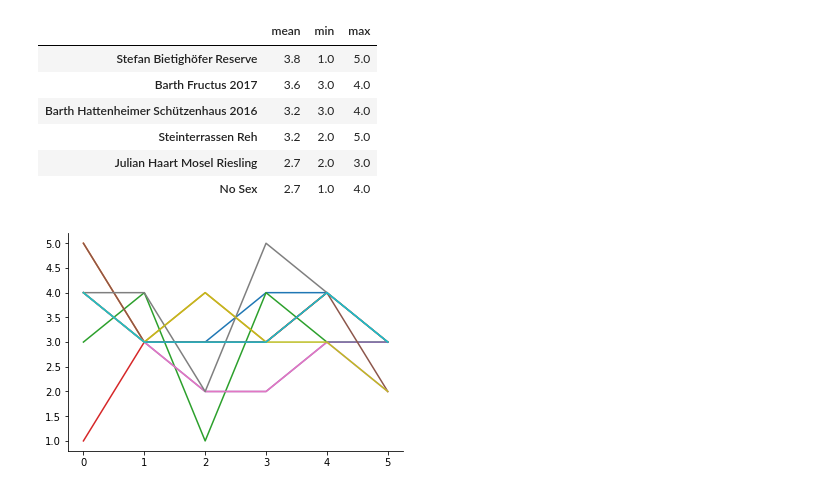
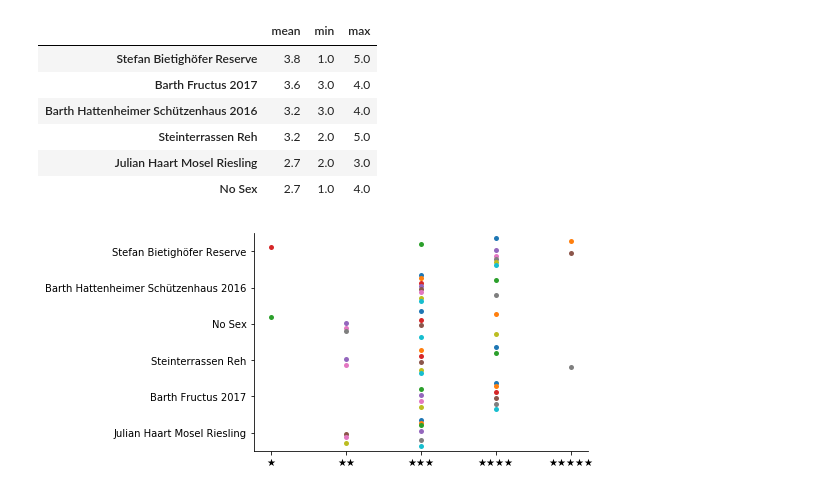
Before and after one commit to germannp/data-science, a Jupyter notebook: riesling_challenge.ipynb, the cells around one changed output. Cells and saved outputs as stored; diff of their text form; code cells hidden in the pictures.

```diff
--- a/riesling_challenge.ipynb
+++ b/riesling_challenge.ipynb
@@ -89,0 +110,21 @@ print(np.round(prob, decimals=2))
+# %%
+max_same_guesses = np.array(
+    [
+        max(
+            [
+                np.unique(col, return_counts=True)[1].max()
+                for col in np.array(
+                    [
+                        np.random.choice(np.arange(n_wines), n_wines, replace=False)
+                        for _ in range(n_friends)
+                    ]
+                ).T
+            ]
+        )
+        for _ in range(n_samples)
+    ]
+).flatten()
+for i in range(2, 8):
+    same = sum(max_same_guesses >= i)
+    prob = same / n_samples
+    print(f"Prob. of {i} or more same at random: {np.round(prob, decimals=3)}")
@@ -122,9 +170,20 @@ ratings.apply(
 | Steinterrassen Reh | 3.2 | 2.0 | 5.0 |
 | Julian Haart Mosel Riesling | 2.7 | 2.0 | 3.0 |
 | No Sex | 2.7 | 1.0 | 4.0 |
-# %%
-plt.plot(riesling_challenge.iloc[np.argsort(order.values.flatten())].xs("Rating", level=1, axis=1).values)
-sns.despine()
-plt.show()
-# %% [output]
-[figure, removed]
+# %%
+sns.stripplot(
+    y="level_0",
+    x=0,
+    hue="level_1",
+    dodge=True,
+    order=order.sort_values("Order").index,
+    data=ratings.stack().reset_index(),
+)
+sns.despine()
+plt.ylabel("")
+plt.xlabel("")
+plt.xticks(np.arange(5)+1, ["★" * i for i in range(1, 6)])
+plt.legend([], frameon=False)
+plt.show()
+# %% [output]
+[figure, added]
```
Also changed, not shown: parts of 7 cells of this notebook.
